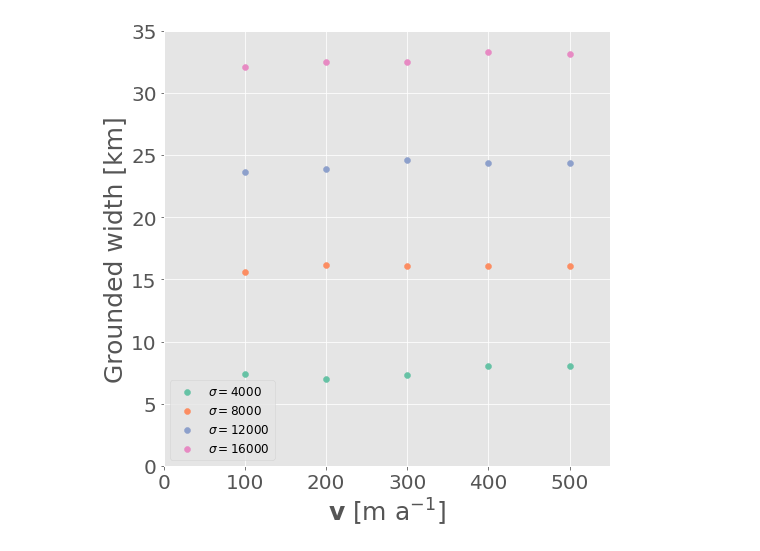
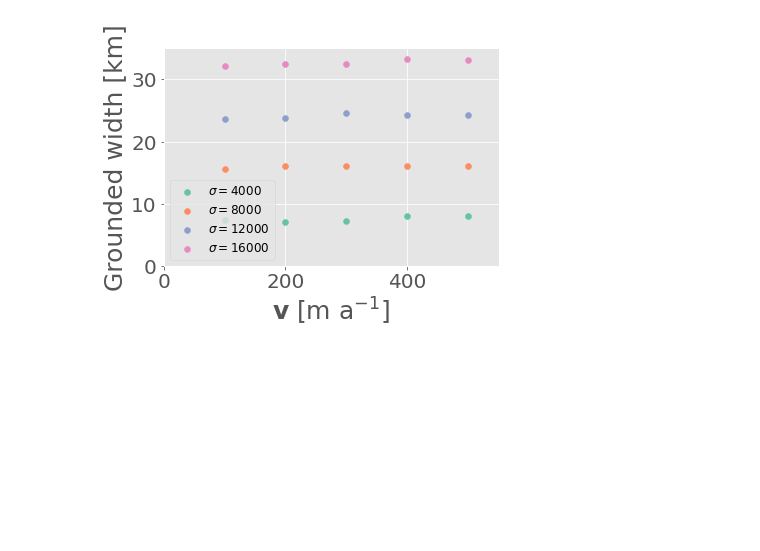
Before and after one commit to henryclara/ButtressingProject, a Jupyter notebook: Code/GroundedWidthCalculations.ipynb, the cells around one changed output. Cells and saved outputs as stored; diff of their text form; code cells hidden in the pictures; blank space fills up the shorter version.

```diff
--- a/Code/GroundedWidthCalculations.ipynb
+++ b/Code/GroundedWidthCalculations.ipynb
@@ -43,19 +43,19 @@ for sim in sims:
 # %%
 
 colors = sns.color_palette("Set2").as_hex()
-fig, ax = plt.subplots(1, 1, figsize=(8, 8))
+fig, ax = plt.subplots(1, 1)
 for i in range(len(fluxes)):
     for j in range(len(sigmas)):
         if i == 0:
             ax.scatter(fluxes[i], GroundedWidths['Flux' + str(fluxes[i]) + 'Sigma' + str(sigmas[j])], label=r'$\sigma = $' + str(sigmas[j]), color=colors[j])
         else:
             ax.scatter(fluxes[i], GroundedWidths['Flux' + str(fluxes[i]) + 'Sigma' + str(sigmas[j])], color=colors[j])
 ax.legend(fontsize='12')
 ax.set_xlim([0, 550])
 ax.set_ylim([0, 35])
 ax.set_xlabel(r'$\bf{v}$ [m a$^{-1}$]', size=25)
 ax.set_ylabel(r'Grounded width [km]', size=25)
 ax.tick_params(axis='both', which='major', labelsize=20)
-fig.savefig('../Figures/vel_gwidth.jpg', format='jpg', dpi=700, bbox_inches = "tight")
+fig.savefig('../Figures/vel_gwidth.jpg', format='jpg', dpi=500, bbox_inches = "tight")
 # %% [output]
-[figure, old version]
+[figure, new version]
```
Also changed, not shown: 1 other file.
